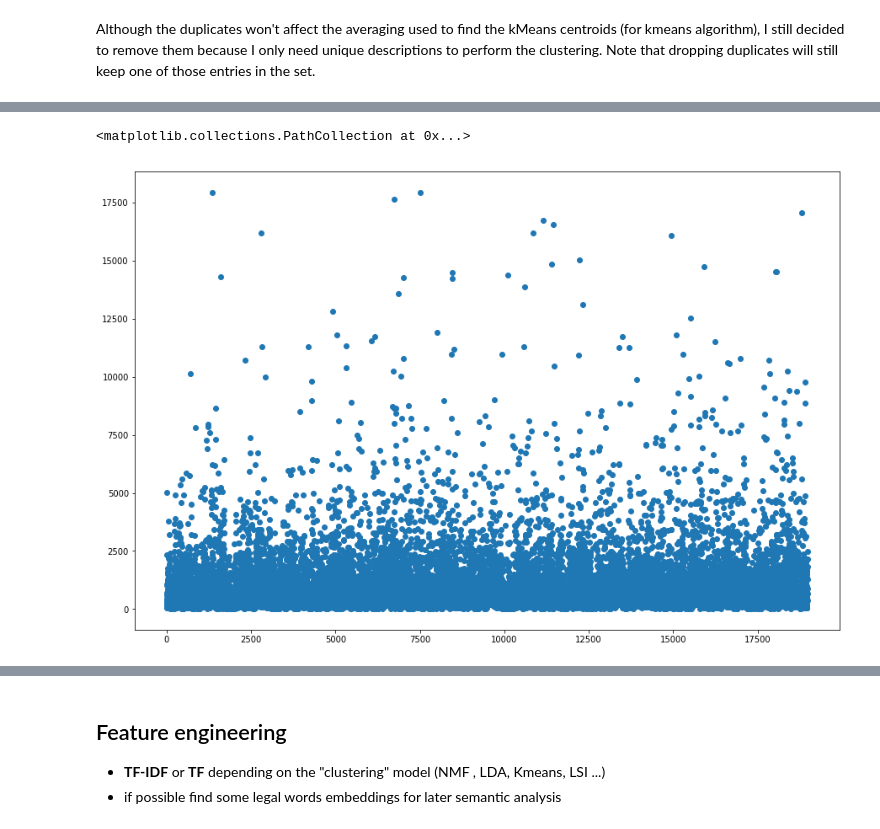
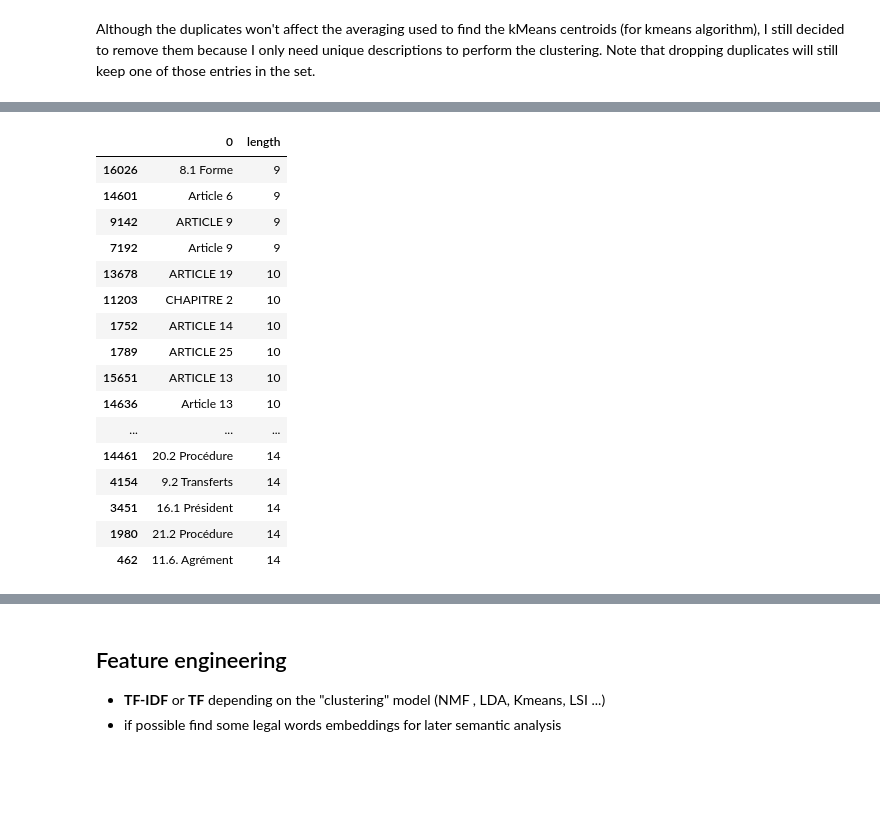
Before and after one commit to alaameloh/Hyperlex_test, a Jupyter notebook: hyperlex_test.ipynb, the cells around one changed output, grey strips where cells are left out. Saved outputs shown, nothing was run; the diff lists cells and outputs as text; code cells hidden in the pictures; blank space fills up the shorter version.

```diff
--- a/hyperlex_test.ipynb
+++ b/hyperlex_test.ipynb
@@ -156,7 +207,0 @@ clauses_df.drop(clauses_df[mask].index, inplace=True)
-# %%
-clauses_lengths = [len(clause[0]) for clause in clauses_df.values]
-plt.figure(figsize=(15,10))
-plt.scatter([range(len(clauses_lengths))], clauses_lengths)
-# %% [output]
-<matplotlib.collections.PathCollection at 0x...>
-[figure, removed]
@@ -260,0 +208,20 @@ Cette interdiction s applique aux conjoint, ascendants et descendants des Géran
+# %%
+clauses_df[clauses_df.length < 15].sort_values('length')
+# %% [output]
+|  | 0 | length |
+| 16026 | 8.1 Forme | 9 |
+| 14601 | Article 6 | 9 |
+| 9142 | ARTICLE 9 | 9 |
+| 7192 | Article 9 | 9 |
+| 13678 | ARTICLE 19 | 10 |
+| 11203 | CHAPITRE 2 | 10 |
+| 1752 | ARTICLE 14 | 10 |
+| 1789 | ARTICLE 25 | 10 |
+| 15651 | ARTICLE 13 | 10 |
+| 14636 | Article 13 | 10 |
+| ... | ... | ... |
+| 14461 | 20.2 Procédure | 14 |
+| 4154 | 9.2 Transferts | 14 |
+| 3451 | 16.1 Président | 14 |
+| 1980 | 21.2 Procédure | 14 |
+| 462 | 11.6. Agrément | 14 |
```
Also changed, not shown: parts of 79 cells of this notebook, 20 other files.
